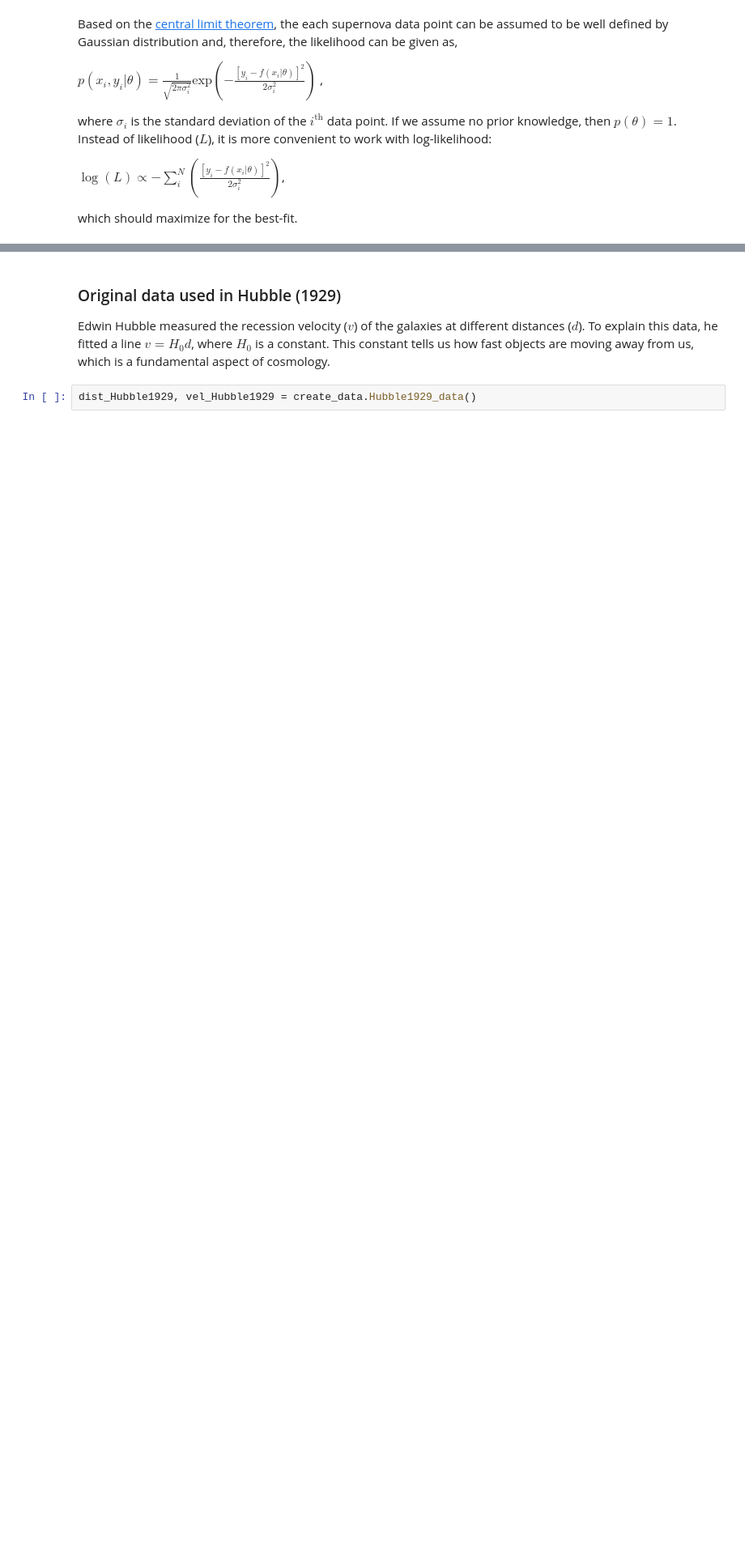
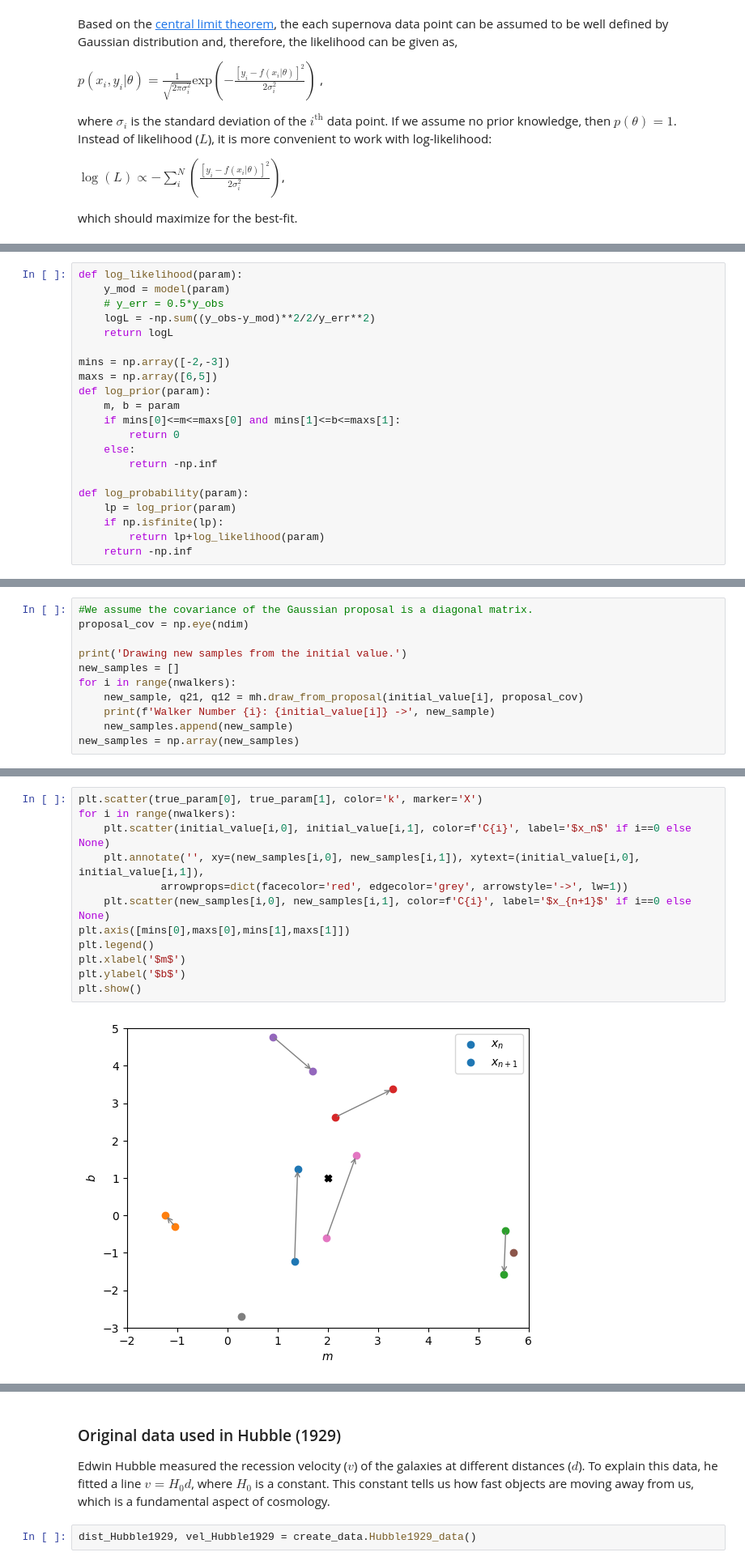
Before and after one commit to sambit-giri/AstronomyCalc, a Jupyter notebook: notebooks/bayesian_inference.ipynb, the cells around one changed output, grey strips where cells are left out. Shown at 81% size. Cells and saved outputs as stored; diff of their text form; blank space fills up the shorter version.

```diff
--- a/notebooks/bayesian_inference.ipynb
+++ b/notebooks/bayesian_inference.ipynb
@@ -144,0 +59,21 @@ mh = AstronomyCalc.MetropolisHastings(nwalkers=nwalkers, ndim=ndim, log_probabil
+# %%
+def log_likelihood(param):
+    y_mod = model(param)
+    # y_err = 0.5*y_obs
+    logL = -np.sum((y_obs-y_mod)**2/2/y_err**2)
+    return logL
+
+mins = np.array([-2,-3])
+maxs = np.array([6,5])
+def log_prior(param):
+    m, b = param
+    if mins[0]<=m<=maxs[0] and mins[1]<=b<=maxs[1]:
+        return 0
+    else:
+        return -np.inf
+
+def log_probability(param):
+    lp = log_prior(param)
+    if np.isfinite(lp):
+        return lp+log_likelihood(param)
+    return -np.inf
@@ -144,0 +122,11 @@ mh = AstronomyCalc.MetropolisHastings(nwalkers=nwalkers, ndim=ndim, log_probabil
+# %%
+#We assume the covariance of the Gaussian proposal is a diagonal matrix.
+proposal_cov = np.eye(ndim)
+
+print('Drawing new samples from the initial value.')
+new_samples = []
+for i in range(nwalkers):
+    new_sample, q21, q12 = mh.draw_from_proposal(initial_value[i], proposal_cov)
+    print(f'Walker Number {i}: {initial_value[i]} ->', new_sample)
+    new_samples.append(new_sample)
+new_samples = np.array(new_samples)
@@ -144,0 +143,14 @@ mh = AstronomyCalc.MetropolisHastings(nwalkers=nwalkers, ndim=ndim, log_probabil
+# %%
+plt.scatter(true_param[0], true_param[1], color='k', marker='X')
+for i in range(nwalkers):
+    plt.scatter(initial_value[i,0], initial_value[i,1], color=f'C{i}', label='$x_n$' if i==0 else None)
+    plt.annotate('', xy=(new_samples[i,0], new_samples[i,1]), xytext=(initial_value[i,0], initial_value[i,1]),
+             arrowprops=dict(facecolor='red', edgecolor='grey', arrowstyle='->', lw=1))
+    plt.scatter(new_samples[i,0], new_samples[i,1], color=f'C{i}', label='$x_{n+1}$' if i==0 else None)
+plt.axis([mins[0],maxs[0],mins[1],maxs[1]])
+plt.legend()
+plt.xlabel('$m$')
+plt.ylabel('$b$')
+plt.show()
+# %% [output]
+[figure, added]
```
Also changed, not shown: parts of 38 cells of this notebook, 1 other file.
